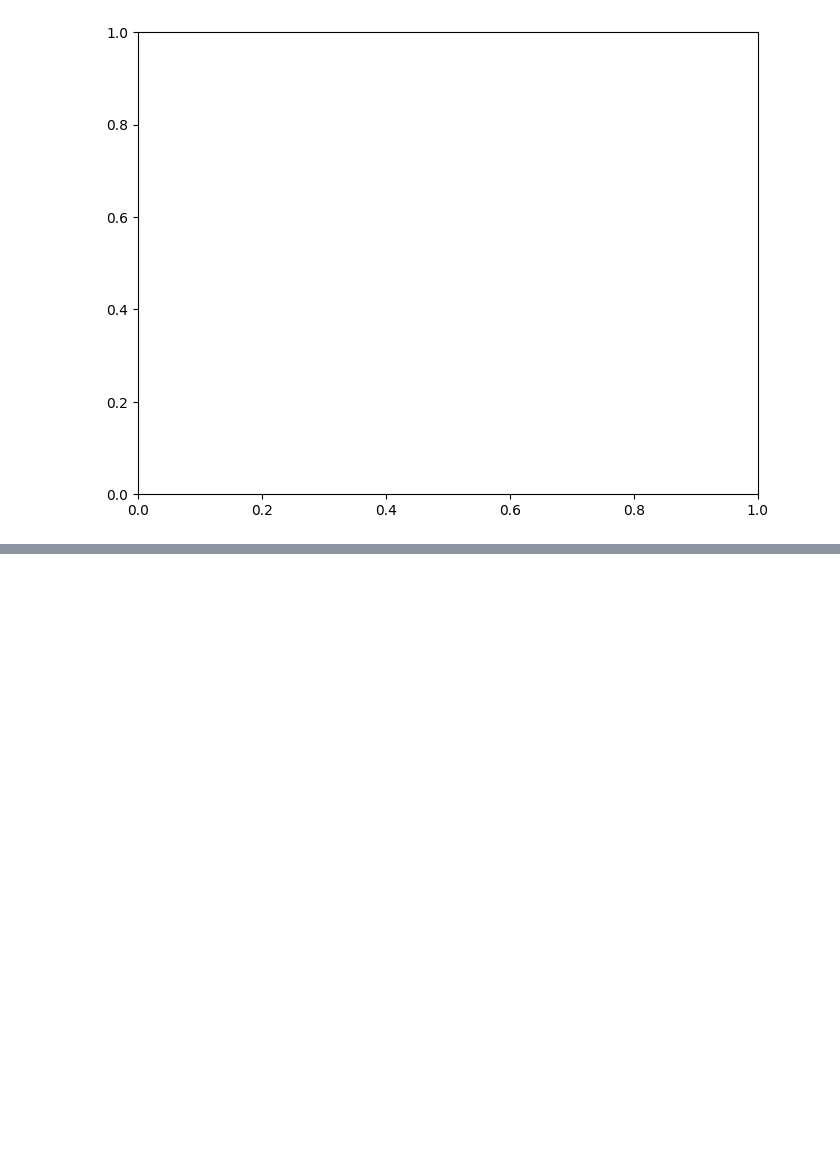
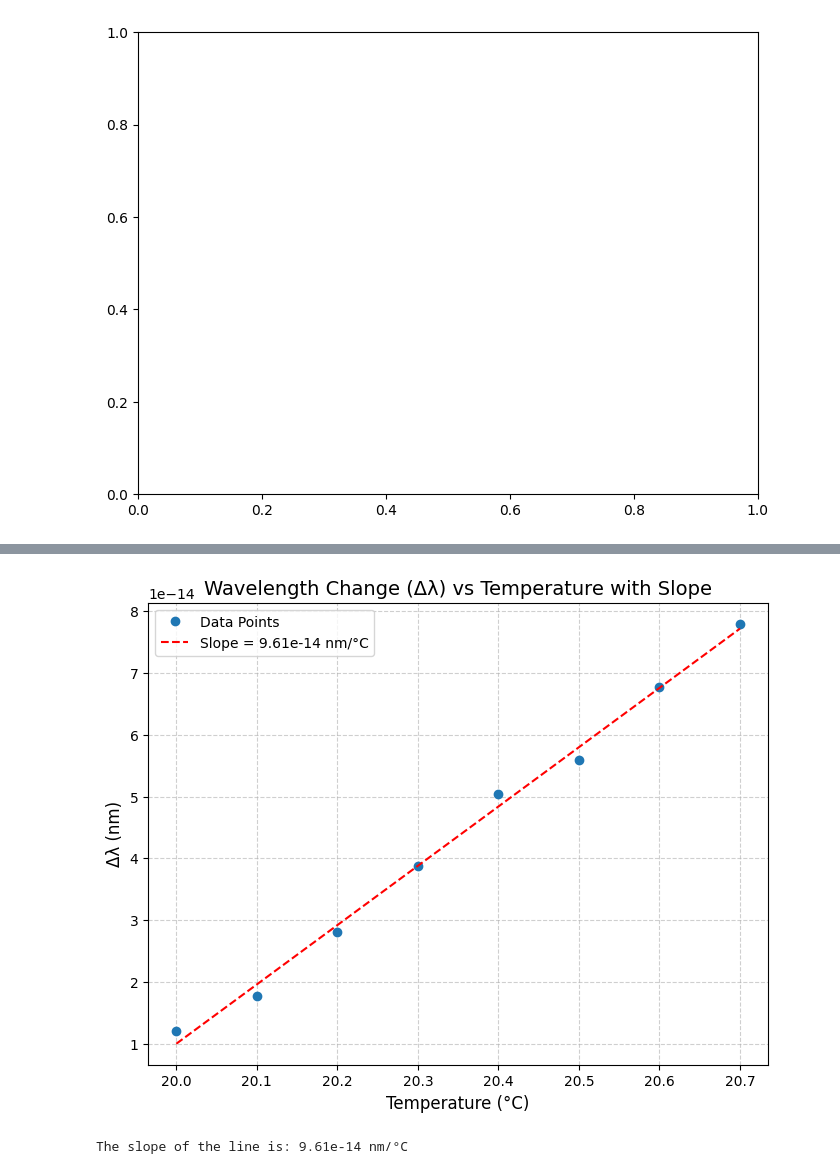
Before and after one commit to ErdhyErnando/python-for-opto-lab, a Jupyter notebook: EXP6/task31.ipynb, the cells around one changed output, grey strips where cells are left out. Cells and saved outputs as stored; diff of their text form; code cells hidden in the pictures; blank space fills up the shorter version.

```diff
--- a/EXP6/task31.ipynb
+++ b/EXP6/task31.ipynb
@@ -55,0 +55,51 @@ ValueError: x and y must have same first dimension, but have shapes (9,) and (10
+# %%
+import matplotlib.pyplot as plt
+import numpy as np
+
+def plot_with_slope(temp, delta_lambda):
+    # Convert lists to numpy arrays for easier calculation
+    temp = np.array(temp)
+    delta_lambda = np.array(delta_lambda)
+
+    # Calculate the slope using numpy's polyfit
+    # polyfit returns coefficients of the line of best fit (slope is the first coefficient)
+    slope, intercept = np.polyfit(temp, delta_lambda, 1)
+
+    # Create the line of best fit
+    line_of_best_fit = slope * temp + intercept
+
+    # Create the plot
+    plt.figure(figsize=(8, 6))
+
+    # Plot original data points
+    plt.plot(temp, delta_lambda, 'o', label='Data Points')
+
+    # Plot line of best fit
+    plt.plot(temp, line_of_best_fit, 'r--', label=f'Slope = {slope:.2e} nm/°C')
+
+    # Add labels and title
+    plt.xlabel('Temperature (°C)', fontsize=12)
+    plt.ylabel('Δλ (nm)', fontsize=12)
+    plt.title('Wavelength Change (Δλ) vs Temperature with Slope', fontsize=14)
+
+    # Add grid
+    plt.grid(True, linestyle='--', alpha=0.6)
+
+    # Add legend
+    plt.legend()
+
+    # Show the plot
+    plt.show()
+
+    return slope
+
+# Data
+temperature = [20.0, 20.1, 20.2, 20.3, 20.4, 20.5, 20.6, 20.7]  # Temperature in °C
+delta_lambda = [1.21E-14, 1.77E-14, 2.80E-14, 3.88E-14, 5.04E-14, 5.60E-14, 6.77E-14, 7.80E-14]  # Δλ in nm
+
+# Call the function and get the slope
+slope = plot_with_slope(temperature, delta_lambda)
+print(f"\nThe slope of the line is: {slope:.2e} nm/°C")
+# %% [output]
+[figure, added]
+The slope of the line is: 9.61e-14 nm/°C
```
Also changed, not shown: parts of 1 cell of this notebook, 1 other file.
